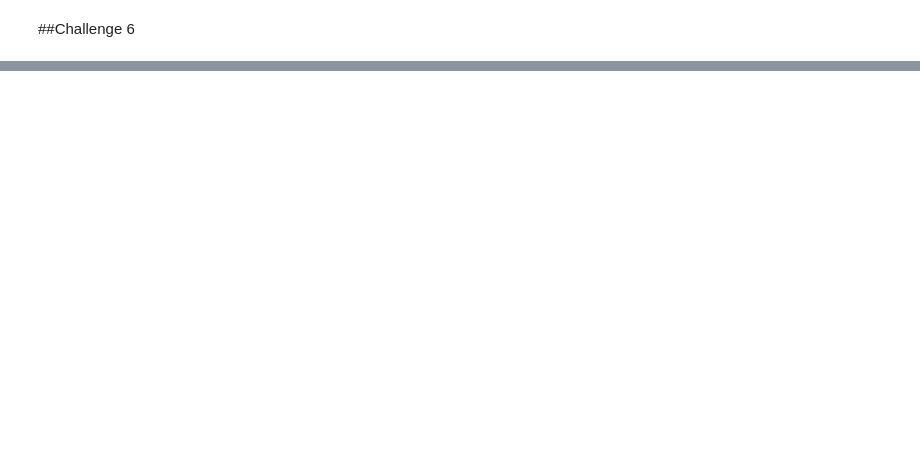
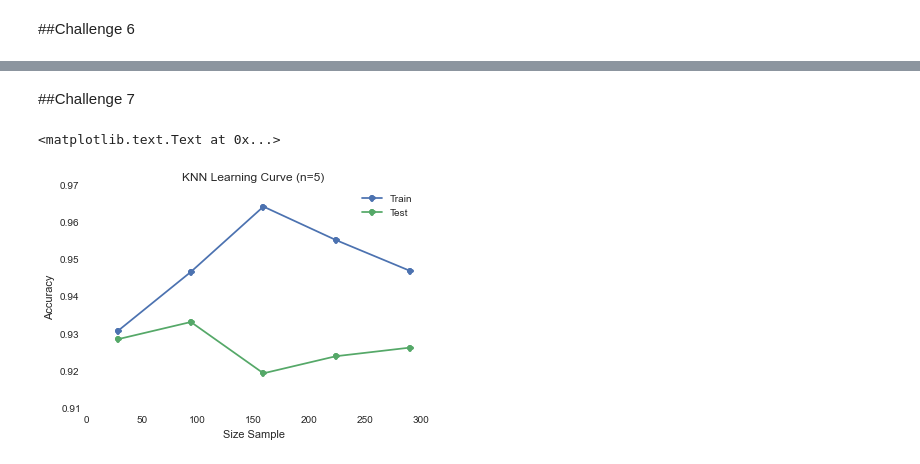
Before and after one commit to fmelp/metis, a Jupyter notebook: challenge_4/challenges.ipynb, the cells around one changed output, grey strips where cells are left out. Saved outputs shown, nothing was run; the diff lists cells and outputs as text; code cells hidden in the pictures; blank space fills up the shorter version.

```diff
--- a/challenge_4/challenges.ipynb
+++ b/challenge_4/challenges.ipynb
@@ -146,0 +156,18 @@ plt.show()
+# %% [markdown]
+##Challenge 7
+# %%
+new_X = new.ix[:,:15]
+new_y = new.ix[:,16]
+split_size, train_err_knn, test_err_knn = learning_curve(KNeighborsClassifier(n_neighbors=5), new_X, new_y)
+train_cv_err = np.mean(train_err_knn, axis=1)
+test_cv_err = np.mean(test_err_knn, axis=1)
+
+plt.plot(split_size, train_cv_err,'o-', label="Train KNN")
+plt.plot(split_size, test_cv_err, 'o-', label="Test KNN")
+plt.legend(['Train', 'Test'])
+plt.title('KNN Learning Curve (n=5)')
+plt.xlabel('Size Sample')
+plt.ylabel('Accuracy')
+# %% [output]
+<matplotlib.text.Text at 0x...>
+[figure, added]
```
Also changed, not shown: parts of 17 cells of this notebook.
